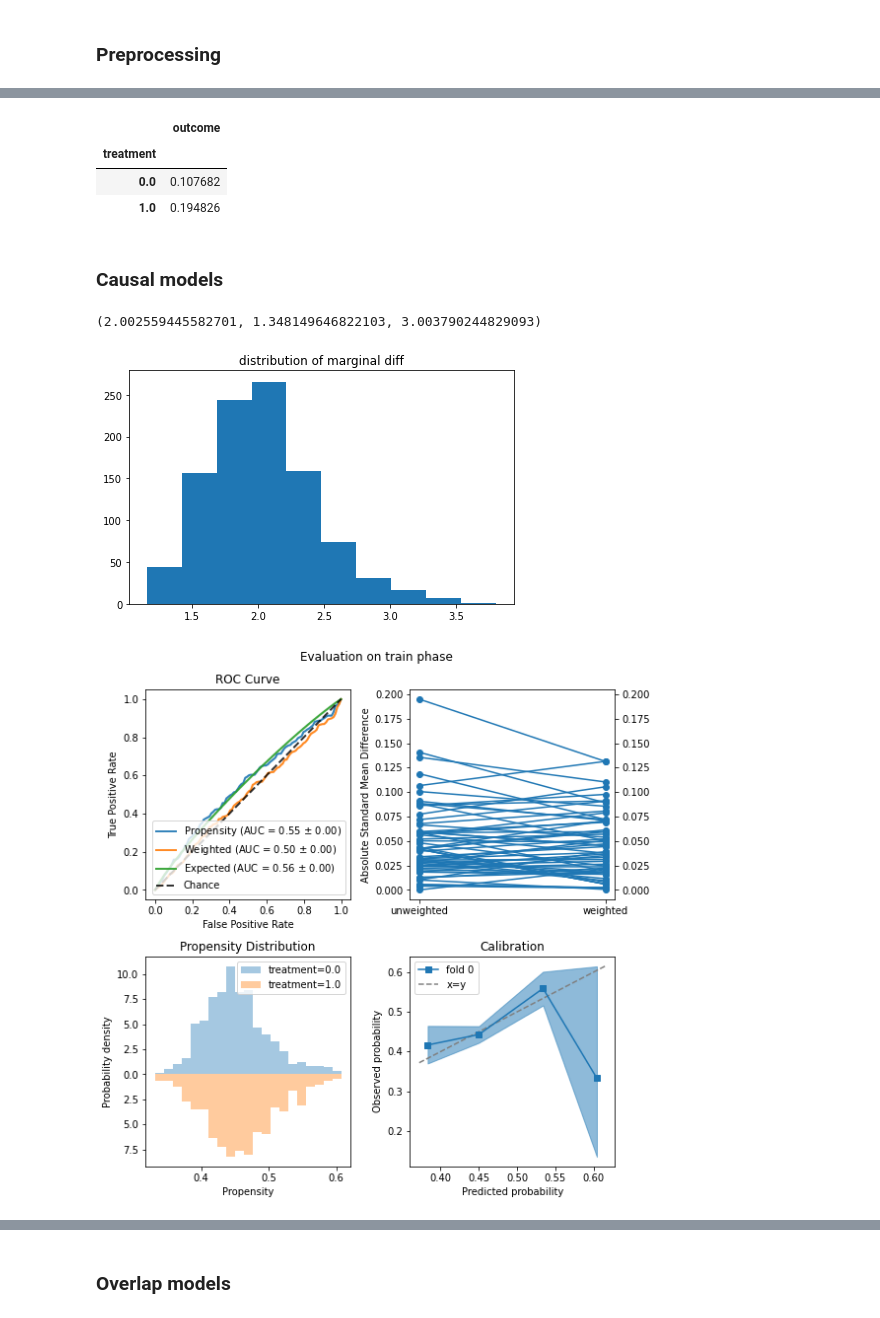
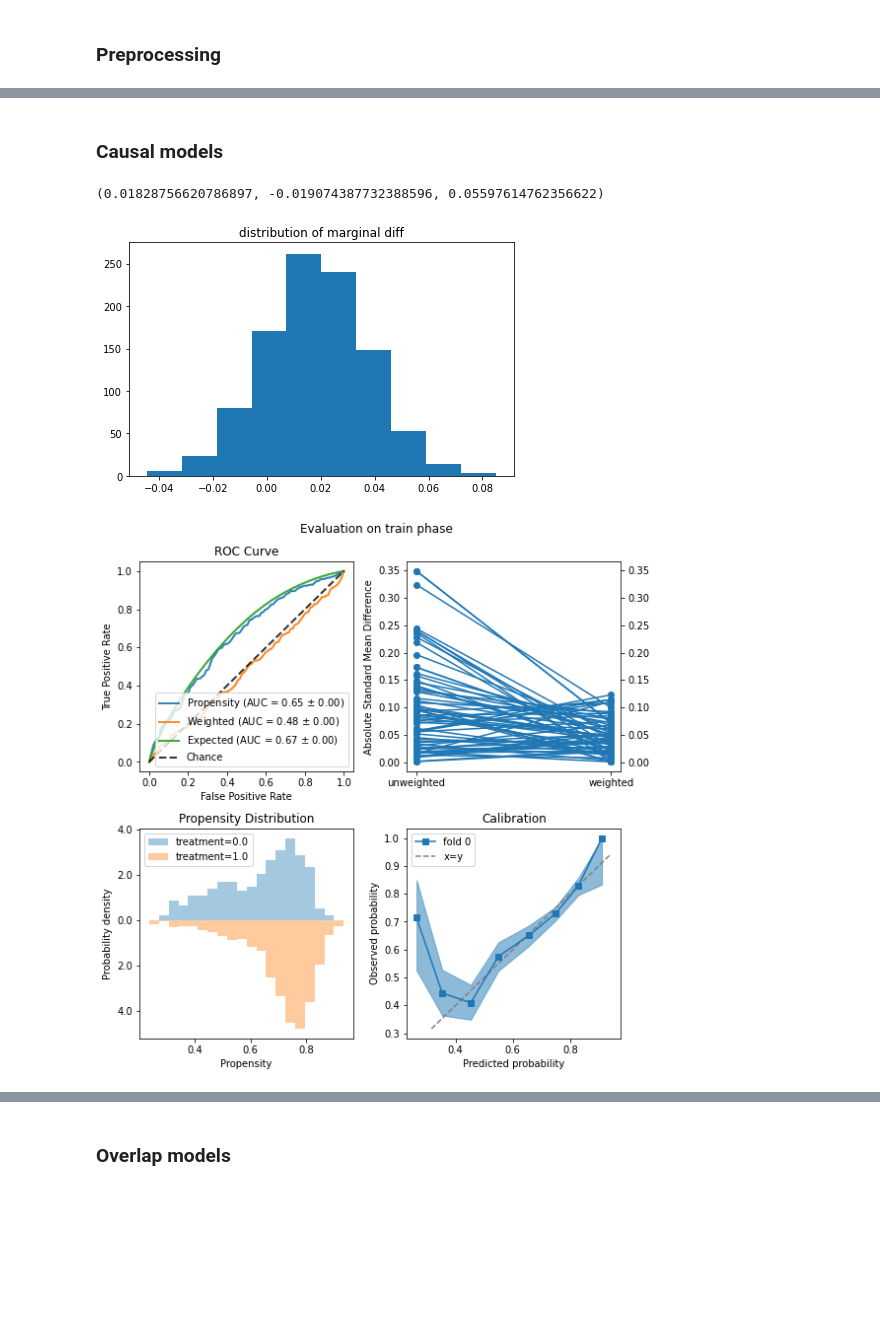
Before and after one commit to Viktour19/overlap-fp, a Jupyter notebook: ptree_exps.ipynb, the cells around one changed output, grey strips where cells are left out. Cells and saved outputs as stored; diff of their text form; code cells hidden in the pictures; blank space fills up the shorter version.

Commit message:
et causal model

```diff
--- a/ptree_exps.ipynb
+++ b/ptree_exps.ipynb
@@ -36,6 +36,6 @@ print([description(x, varenc) for x in pd.read_csv(DATA_PATH).columns[:-2]])
 # %%
-ENCODE = False
-DATA_PATH = folder + 'data/fp_sl_select1622022777-support.csv'
+ENCODE = not support
+DATA_PATH = folder + recent_selectfile()
 X_df, a, y = get_data(data_path=DATA_PATH, encode=ENCODE)
 # %%
 X_df.shape
@@ -44,22 +44,15 @@ X_df.shape
-# %%
-pd.concat((a,y), axis=1).groupby(['treatment']).mean()
-# %% [output]
-|  | outcome |
-| treatment |  |
-| 0.0 | 0.107682 |
-| 1.0 | 0.194826 |
 # %% [markdown]
 ### Causal models
 # %%
-bootstrap_marginal(data_path=DATA_PATH, effect_type='or')
+bootstrap_marginal(data_path=DATA_PATH, effect_type='diff')
 # %% [output]
-(2.002559445582701, 1.348149646822103, 3.003790244829093)
+(0.01828756620786897, -0.019074387732388596, 0.05597614762356622)
-[figure, old version]
+[figure, new version]
 # %%
-MODEL = 'ow'
+MODEL = 'ipw'
 evaluations, X_test, a_test, y_test = propensity_model(data_path=DATA_PATH, encode=ENCODE, method='sigmoid', model=MODEL)
 # %% [output]
-[figure, old version]
+[figure, new version]
 # %%
 covbal_eval(evaluations, 3)
 # %% [output]
```
Also changed, not shown: parts of 10 cells of this notebook, 6 other files.
